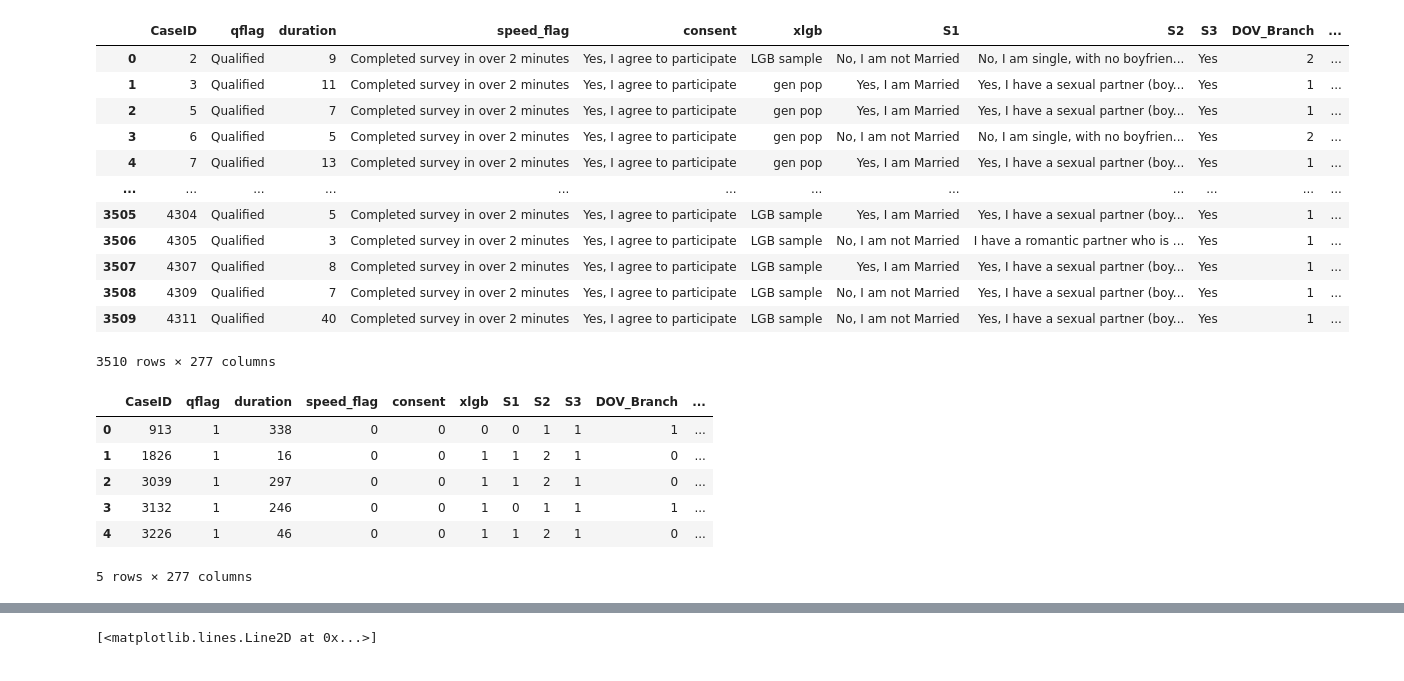
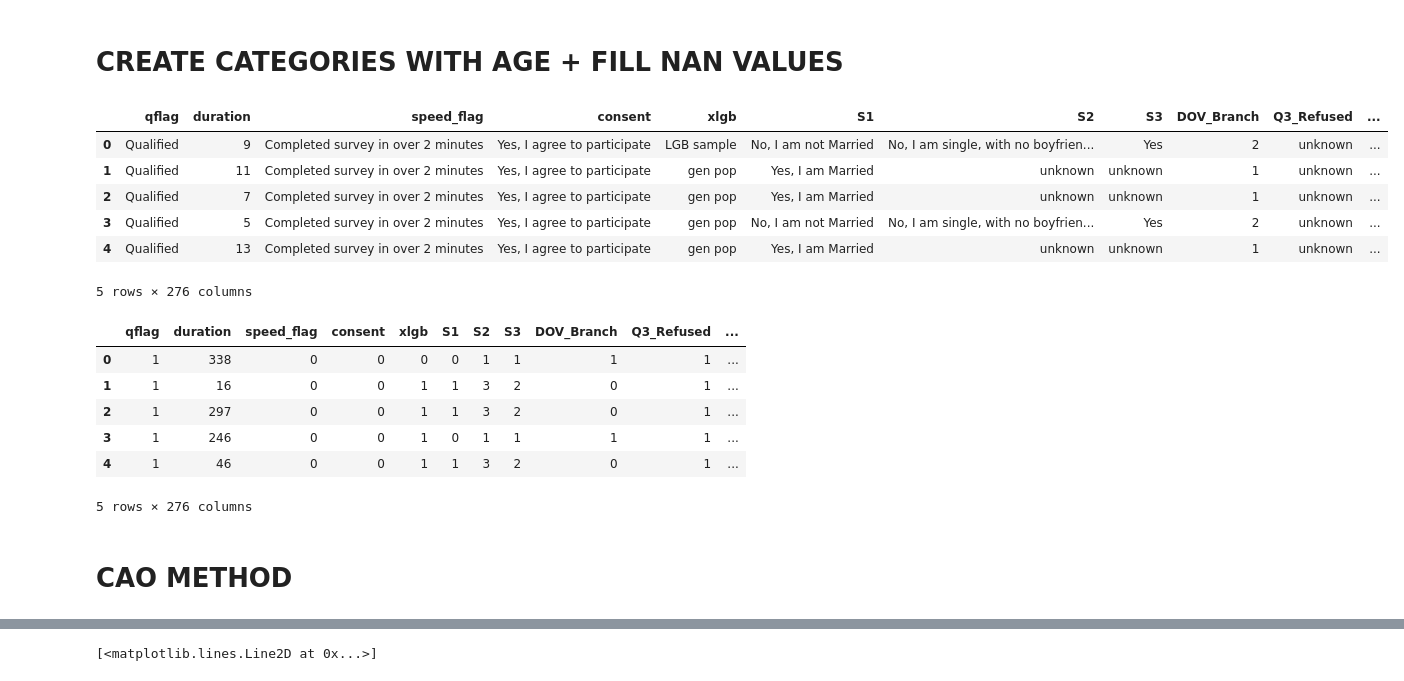
Before and after one commit to old2212/Dating_app_clustering, a Jupyter notebook: PCA.ipynb, the cells around one changed output, grey strips where cells are left out. Drawn from its saved outputs; the diff is of its cells as text; code cells hidden in the pictures.

```diff
--- a/PCA.ipynb
+++ b/PCA.ipynb
@@ -26,0 +38,4 @@ memory usage: 1.7 MB
+# %%
+df_anal = df[["w6_q32"]]
+df = df.apply(lambda x: pd.factorize(x)[0])
+df_anal.head()
@@ -27,25 +54,21 @@ memory usage: 1.7 MB
+# %% [markdown]
+# CREATE CATEGORIES WITH AGE + FILL NAN VALUES
 # %%
 df['age_bin'] = pd.cut(df['ppage'], [0, 20, 30, 40, 50, 60, 70, 80, 90, 100],
                               labels=['0-20', '20-30', '30-40', '40-50','50-60','60-70','70-80', '80-90','90-100'])
-df= df.drop('ppage',axis = 1)
 
-df = df.drop(['CASEID_NEW', 'weight1', 'weight1_freqwt', 'weight2', 'weight1a', 'weight1a_freqwt', 'weight_combo', 'weight_combo_freqwt'], axis=1)
-
+df = df.drop(['ppage', 'CASEID_NEW', 'CaseID','weight1', 'weight1_freqwt', 'weight2', 'weight1a', 'weight1a_freqwt', 'weight_combo', 'weight_combo_freqwt'], axis=1)
+df = df.astype(str)
 
 # filling with most common class
-df = df.apply(lambda x: x.fillna(x.value_counts().index[0]))
-df
+df = df.loc[:, df.isin([' ','NULL']).mean() < .6]
+df = df.replace(['nan'], 'unknown')
+df.head()
 # %% [output]
-|  | CaseID | qflag | duration | speed_flag | consent | xlgb | S1 | S2 | S3 | DOV_Branch | ... |
-| 0 | 2 | Qualified | 9 | Completed survey in over 2 minutes | Yes, I agree to participate | LGB sample | No, I am not Married | No, I am single, with no boyfrien... | Yes | 2 | ... |
-| 1 | 3 | Qualified | 11 | Completed survey in over 2 minutes | Yes, I agree to participate | gen pop | Yes, I am Married | Yes, I have a sexual partner (boy... | Yes | 1 | ... |
-| 2 | 5 | Qualified | 7 | Completed survey in over 2 minutes | Yes, I agree to participate | gen pop | Yes, I am Married | Yes, I have a sexual partner (boy... | Yes | 1 | ... |
-| 3 | 6 | Qualified | 5 | Completed survey in over 2 minutes | Yes, I agree to participate | gen pop | No, I am not Married | No, I am single, with no boyfrien... | Yes | 2 | ... |
-| 4 | 7 | Qualified | 13 | Completed survey in over 2 minutes | Yes, I agree to participate | gen pop | Yes, I am Married | Yes, I have a sexual partner (boy... | Yes | 1 | ... |
-| ... | ... | ... | ... | ... | ... | ... | ... | ... | ... | ... | ... |
-| 3505 | 4304 | Qualified | 5 | Completed survey in over 2 minutes | Yes, I agree to participate | LGB sample | Yes, I am Married | Yes, I have a sexual partner (boy... | Yes | 1 | ... |
-| 3506 | 4305 | Qualified | 3 | Completed survey in over 2 minutes | Yes, I agree to participate | LGB sample | No, I am not Married | I have a romantic partner who is ... | Yes | 1 | ... |
-| 3507 | 4307 | Qualified | 8 | Completed survey in over 2 minutes | Yes, I agree to participate | LGB sample | Yes, I am Married | Yes, I have a sexual partner (boy... | Yes | 1 | ... |
-| 3508 | 4309 | Qualified | 7 | Completed survey in over 2 minutes | Yes, I agree to participate | LGB sample | No, I am not Married | Yes, I have a sexual partner (boy... | Yes | 1 | ... |
-| 3509 | 4311 | Qualified | 40 | Completed survey in over 2 minutes | Yes, I agree to participate | LGB sample | No, I am not Married | Yes, I have a sexual partner (boy... | Yes | 1 | ... |
+|  | qflag | duration | speed_flag | consent | xlgb | S1 | S2 | S3 | DOV_Branch | Q3_Refused | ... |
+| 0 | Qualified | 9 | Completed survey in over 2 minutes | Yes, I agree to participate | LGB sample | No, I am not Married | No, I am single, with no boyfrien... | Yes | 2 | unknown | ... |
+| 1 | Qualified | 11 | Completed survey in over 2 minutes | Yes, I agree to participate | gen pop | Yes, I am Married | unknown | unknown | 1 | unknown | ... |
+| 2 | Qualified | 7 | Completed survey in over 2 minutes | Yes, I agree to participate | gen pop | Yes, I am Married | unknown | unknown | 1 | unknown | ... |
+| 3 | Qualified | 5 | Completed survey in over 2 minutes | Yes, I agree to participate | gen pop | No, I am not Married | No, I am single, with no boyfrien... | Yes | 2 | unknown | ... |
+| 4 | Qualified | 13 | Completed survey in over 2 minutes | Yes, I agree to participate | gen pop | Yes, I am Married | unknown | unknown | 1 | unknown | ... |
-3510 rows × 277 columns
+5 rows × 276 columns
@@ -62,13 +81,15 @@ le = preprocessing.LabelEncoder()
 bank_cust = df.apply(le.fit_transform)
 bank_cust.head()
 # %% [output]
-|  | CaseID | qflag | duration | speed_flag | consent | xlgb | S1 | S2 | S3 | DOV_Branch | ... |
-| 0 | 913 | 1 | 338 | 0 | 0 | 0 | 0 | 1 | 1 | 1 | ... |
-| 1 | 1826 | 1 | 16 | 0 | 0 | 1 | 1 | 2 | 1 | 0 | ... |
-| 2 | 3039 | 1 | 297 | 0 | 0 | 1 | 1 | 2 | 1 | 0 | ... |
-| 3 | 3132 | 1 | 246 | 0 | 0 | 1 | 0 | 1 | 1 | 1 | ... |
-| 4 | 3226 | 1 | 46 | 0 | 0 | 1 | 1 | 2 | 1 | 0 | ... |
+|  | qflag | duration | speed_flag | consent | xlgb | S1 | S2 | S3 | DOV_Branch | Q3_Refused | ... |
+| 0 | 1 | 338 | 0 | 0 | 0 | 0 | 1 | 1 | 1 | 1 | ... |
+| 1 | 1 | 16 | 0 | 0 | 1 | 1 | 3 | 2 | 0 | 1 | ... |
+| 2 | 1 | 297 | 0 | 0 | 1 | 1 | 3 | 2 | 0 | 1 | ... |
+| 3 | 1 | 246 | 0 | 0 | 1 | 0 | 1 | 1 | 1 | 1 | ... |
+| 4 | 1 | 46 | 0 | 0 | 1 | 1 | 3 | 2 | 0 | 1 | ... |
-5 rows × 277 columns
+5 rows × 276 columns
 # %%
 from kmodes.kmodes import KModes
+# %% [markdown]
+# CAO METHOD
 # %%
```
Also changed, not shown: parts of 30 cells of this notebook, 6 other files.
